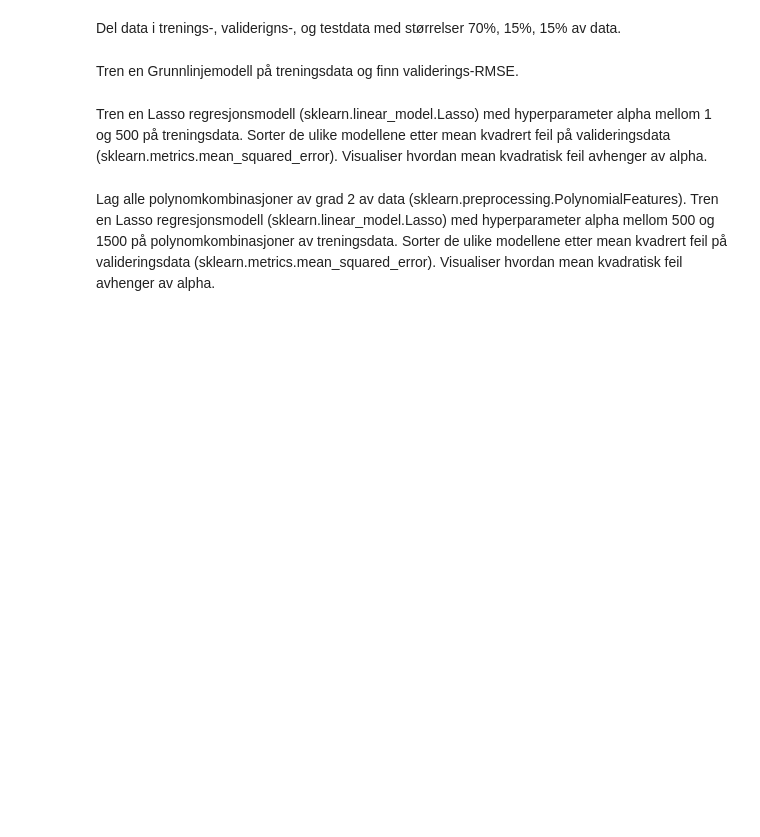
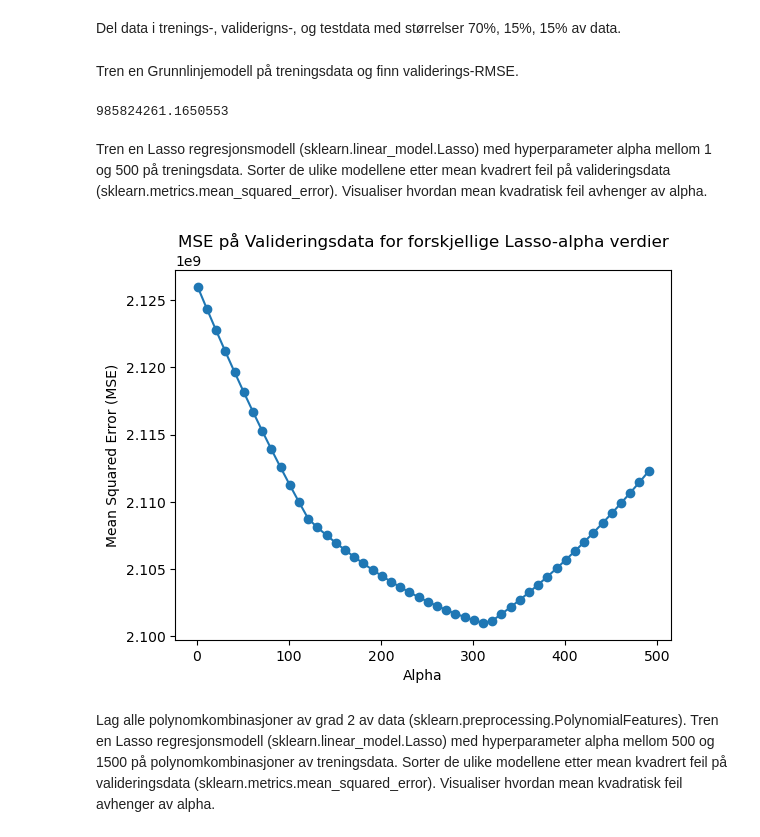
Before and after one commit to GeorgRis/INF161, a Jupyter notebook: lab-4a-datamodellering-huspris.ipynb, the cells around one changed output. Saved outputs shown, nothing was run; the diff lists cells and outputs as text; code cells hidden in the pictures; blank space fills up the shorter version.

```diff
--- a/lab-4a-datamodellering-huspris.ipynb
+++ b/lab-4a-datamodellering-huspris.ipynb
@@ -31,6 +31,7 @@ Del data i trenings-, validerigns-, og testdata med størrelser 70%, 15%, 15% av
 # %%
 # dele data i trenings, validerings og testdata
 # generer X_train, X_val, X_test, y_train, y_val, y_test
-___
+X_train_temp, X_test, y_train_temp, y_test = train_test_split(X, y, test_size=0.15, random_state=42)
+X_train, X_val, y_train, y_val = train_test_split(X_train_temp, y_train_temp, test_size=0.15, random_state=42)
 # %% [markdown]
 Tren en Grunnlinjemodell på treningsdata og finn validerings-RMSE.
@@ -41,12 +38,20 @@ rmse_baseline
+# %%
+baseline = RandomForestRegressor()
+baseline.fit(X_train, y_train)
+y_pred_baseline = baseline.predict(X_val)
+rmse_baseline = mean_squared_error(y_val, y_pred_baseline)
+rmse_baseline
+# %% [output]
+985824261.1650553
 # %% [markdown]
 Tren en Lasso regresjonsmodell (sklearn.linear_model.Lasso) med hyperparameter alpha mellom 1 og 500 på treningsdata. Sorter de ulike modellene etter mean kvadrert feil på valideringsdata (sklearn.metrics.mean_squared_error).
 Visualiser hvordan mean kvadratisk feil avhenger av alpha.
 # %%
 # tren forskjellige modeller
-lasso_models = {alpha: ___ for alpha in np.arange(1, 500, 10)}
+lasso_models = {alpha: Lasso(alpha=alpha) for alpha in np.arange(1, 500, 10)}
 
-for _, model in lasso_models.items():
-    ___
+for alpha, model in lasso_models.items():
+    model.fit(X_train, y_train)
 # %%
 # sjekk MSE for valideringsdata
-mse = ___
+mse = {alpha: mean_squared_error(y_val, model.predict(X_val)) for alpha, model in lasso_models.items()}
@@ -57,3 +58,14 @@ fig.show()
+# %%
+# visualiser validerings-MSE avhengig av alpha
+import matplotlib.pyplot as plt
+fig, ax = plt.subplots()
+ax.plot(list(mse.keys()), list(mse.values()), marker='o')
+ax.set_xlabel('Alpha')
+ax.set_ylabel('Mean Squared Error (MSE)')
+ax.set_title('MSE på Valideringsdata for forskjellige Lasso-alpha verdier')
+fig.show()
+# %% [output]
+[figure, added]
 # %% [markdown]
 Lag alle polynomkombinasjoner av grad 2 av data (sklearn.preprocessing.PolynomialFeatures).
 Tren en Lasso regresjonsmodell (sklearn.linear_model.Lasso) med hyperparameter alpha mellom 500 og 1500 på polynomkombinasjoner av treningsdata.
```
Also changed, not shown: parts of 16 cells of this notebook, 2 other files.
